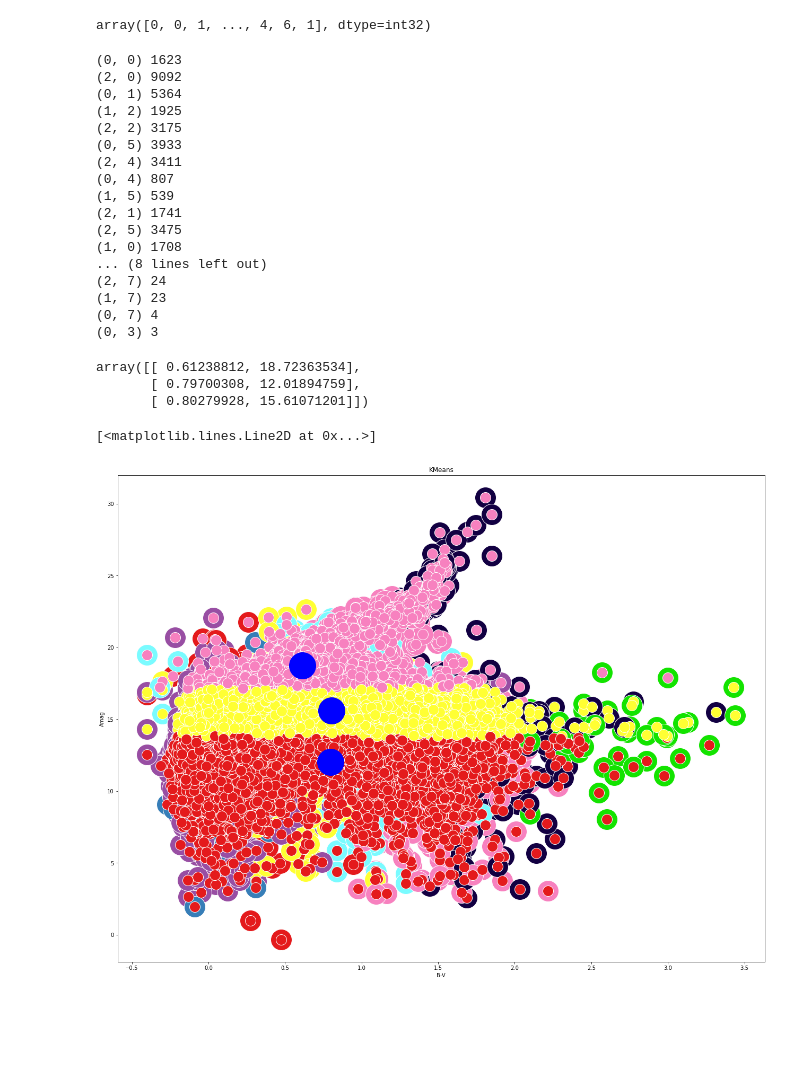
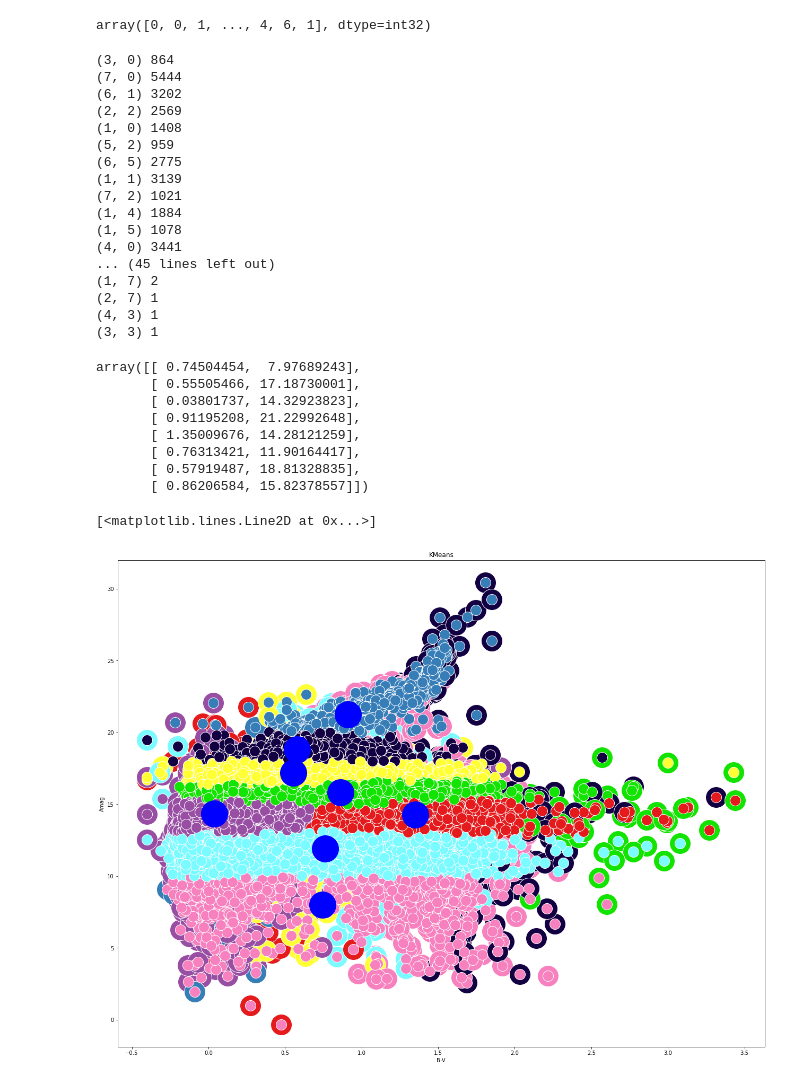
Before and after one commit to mattebasta/MachineLearning, a Jupyter notebook: Clustering Stelle/clustering_balanced.ipynb, the cells around one changed output. Cells and saved outputs as stored; diff of their text form; code cells hidden in the pictures; blank space fills up the shorter version.

```diff
--- a/Clustering Stelle/clustering_balanced.ipynb
+++ b/Clustering Stelle/clustering_balanced.ipynb
@@ -203,5 +238,5 @@ df_new
 # %%
-kmeans = KMeans(n_clusters=3, random_state=10).fit(df_new)
+kmeans = KMeans(n_clusters=8, random_state=10).fit(df_new)
 clusters = kmeans.cluster_centers_
 clusters
 # %% [output]
@@ -255,7 +291,7 @@ predicted = []
 for i in range(len(X_arr)):
     predicted_class = kmeans.predict([X_arr[i]])[0]
     original_class = Y_arr[i]
-   #print([X[i]], predicted_class, original_class)
+    #print([X[i]], predicted_class, original_class)
     predicted.append((X_arr[i], predicted_class))
     pair = (predicted_class, original_class)
     pairs[pair] = pairs.get(pair, 0)
@@ -265,29 +301,34 @@ for i in range(len(X_arr)):
 for pair in pairs:
     print(pair, pairs[pair])
 # %% [output]
-(0, 0) 1623
-(2, 0) 9092
-(0, 1) 5364
-(1, 2) 1925
-(2, 2) 3175
-(0, 5) 3933
-(2, 4) 3411
-(0, 4) 807
-(1, 5) 539
-(2, 1) 1741
-(2, 5) 3475
-(1, 0) 1708
-... (8 lines left out)
-(2, 7) 24
-(1, 7) 23
-(0, 7) 4
-(0, 3) 3
+(3, 0) 864
+(7, 0) 5444
+(6, 1) 3202
+(2, 2) 2569
+(1, 0) 1408
+(5, 2) 959
+(6, 5) 2775
+(1, 1) 3139
+(7, 2) 1021
+(1, 4) 1884
+(1, 5) 1078
+(4, 0) 3441
+... (45 lines left out)
+(1, 7) 2
+(2, 7) 1
+(4, 3) 1
+(3, 3) 1
 # %%
 clusters
 # %% [output]
-array([[ 0.61238812, 18.72363534],
-       [ 0.79700308, 12.01894759],
-       [ 0.80279928, 15.61071201]])
+array([[ 0.74504454,  7.97689243],
+       [ 0.55505466, 17.18730001],
+       [ 0.03801737, 14.32923823],
+       [ 0.91195208, 21.22992648],
+       [ 1.35009676, 14.28121259],
+       [ 0.76313421, 11.90164417],
+       [ 0.57919487, 18.81328835],
+       [ 0.86206584, 15.82378557]])
 # %%
 fig = plt.figure(figsize=(60, 15))
 fig.subplots_adjust(left=0.02, right=0.98, bottom=0.05, top=0.9)
@@ -305,34 +346,39 @@ for i in range(len(X_arr)):
     # plot estimate data
 
 for elem in predicted:
     x_elem, y_elem = elem[0]
 
     if elem[1] == 0:
         c = colors[0]
     elif elem[1] == 1:
-        c = colors[4]
+        c = colors[1]
     elif elem[1] == 2:
-        c = colors[1]
+        c = colors[2]
     elif elem[1] == 3:
         c = colors[3]
     elif elem[1] == 4:
-        c = colors[2]
+        c = colors[4]
     elif elem[1] == 5:
         c = colors[5]
     elif elem[1] == 6:
         c = colors[6]
     elif elem[1] == 7:
         c = colors[7]
     else:
         c = "gray"
 
     ax.plot(x_elem, y_elem, 'w',
            markerfacecolor=c, marker='o', markersize=20)   # predicted data
 
 # cluster centers
 ax.plot(clusters[0][0],clusters[0][1],'bo',markersize=50)
 ax.plot(clusters[1][0],clusters[1][1],'bo',markersize=50)
 ax.plot(clusters[2][0],clusters[2][1],'bo',markersize=50)
+ax.plot(clusters[3][0],clusters[3][1],'bo',markersize=50)
+ax.plot(clusters[4][0],clusters[4][1],'bo',markersize=50)
+ax.plot(clusters[5][0],clusters[5][1],'bo',markersize=50)
+ax.plot(clusters[6][0],clusters[6][1],'bo',markersize=50)
+ax.plot(clusters[7][0],clusters[7][1],'bo',markersize=50)
 # %% [output]
 [<matplotlib.lines.Line2D at 0x...>]
-[figure, old version]
+[figure, new version]
```
Also changed, not shown: parts of 13 cells of this notebook, 2 other files.
